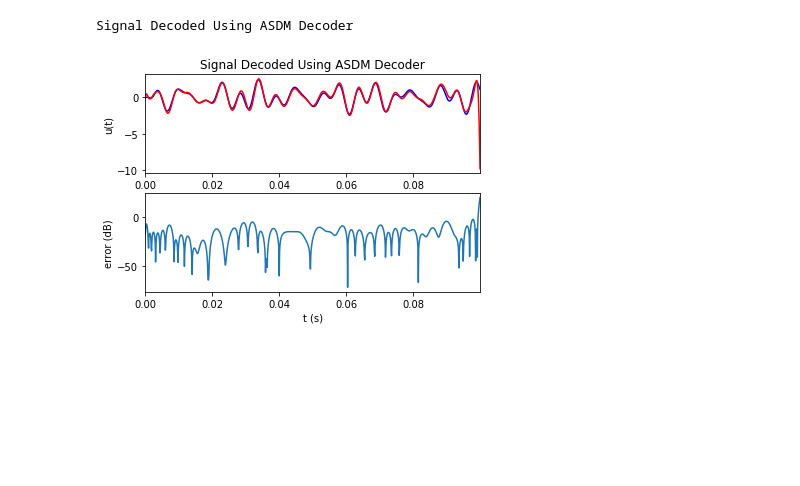
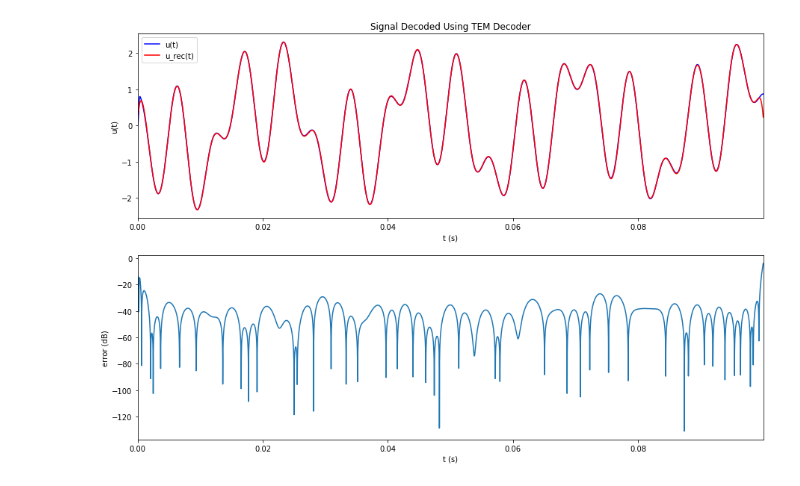
Before and after one commit to gkarray/Semester-Project, a Jupyter notebook: Algorithm 1.ipynb, the cells around one changed output. Cells and saved outputs as stored; diff of their text form; code cells hidden in the pictures; blank space fills up the shorter version.

```diff
--- a/Algorithm 1.ipynb
+++ b/Algorithm 1.ipynb
@@ -16,18 +8,14 @@ import asdm
 # %%
 dur = 0.1
-dt = 1e-4
+dt = 1e-5
 f = 256
 bw = 2*np.pi*f
 t = np.arange(0, dur, dt)
 
 u = helpers.gen_band_limited(dur, dt, f)
 
-b = 7  # bias
-d = 0.2  # threshold
+b = 3.5  # bias
+delta = 0.05  # threshold
 k = 0.01 # scaling factor
 
 dte = 0
-
-z, ys, zs = asdm.asdm_encode(u, dt, b, d, k, dte)
-
-u_rec = asdm.asdm_decode(z, dur, dt, bw, b, d, k)
@@ -76,0 +22,4 @@ Signal Encoded Using ASDM Encoder
+# %%
+interval_lengths, ys, zs = tem.TEM_encode(u, dt, b, delta, k, dte, quad_method='rect')
+
+u_rec = tem.TEM_decode(interval_lengths, dur, dt, bw, b, delta, k)
@@ -77,9 +39,5 @@ Signal Encoded Using ASDM Encoder
 # %%
-# output_count += 1
-fig_title = 'Signal Decoded Using ASDM Decoder'
-print (fig_title)
-# u_rec = helpers.func_timer(asdm.asdm_decode)(s, dur, dt, bw, b, d, k)
+fig_title = 'Signal Decoded Using TEM Decoder'
 plots.plot_compare(t, u, u_rec, fig_title)
 # %% [output]
-Signal Decoded Using ASDM Decoder
-[figure, old version]
+[figure, new version]
```
Also changed, not shown: parts of 11 cells of this notebook, 10 other files.
